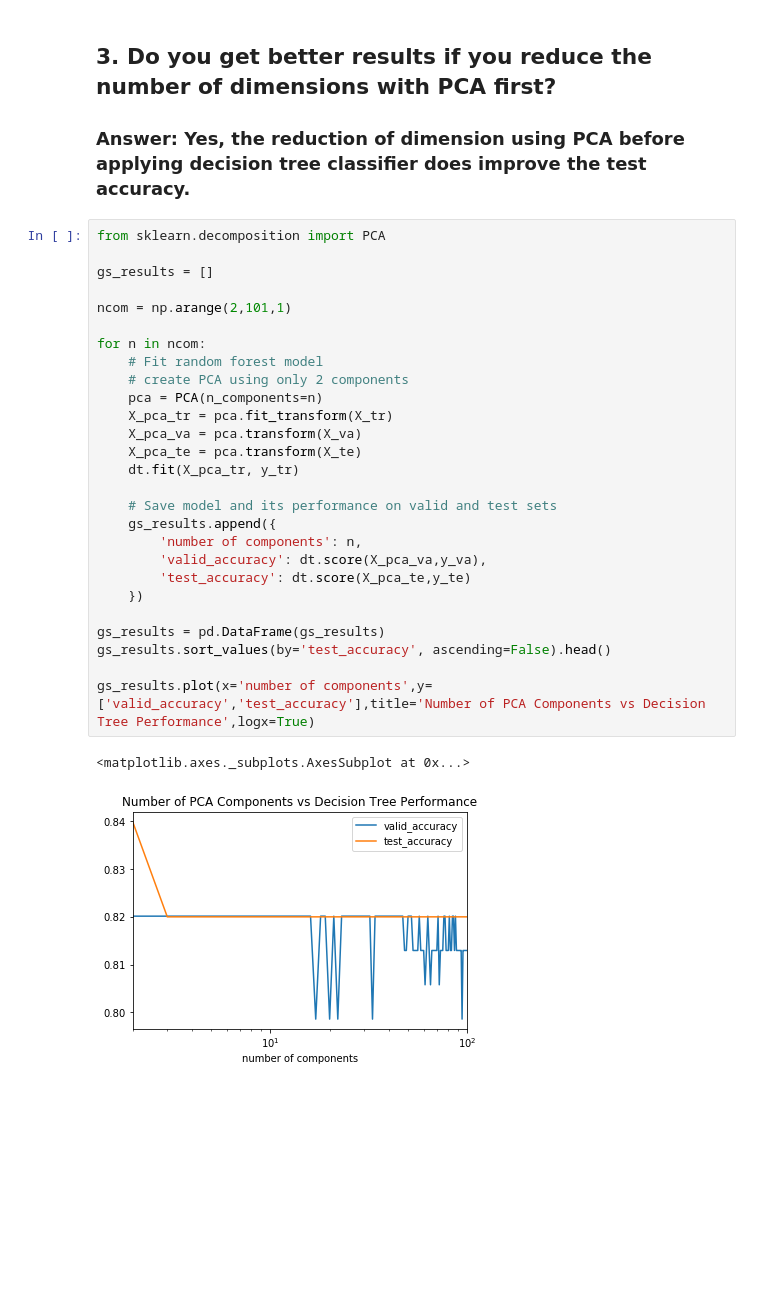
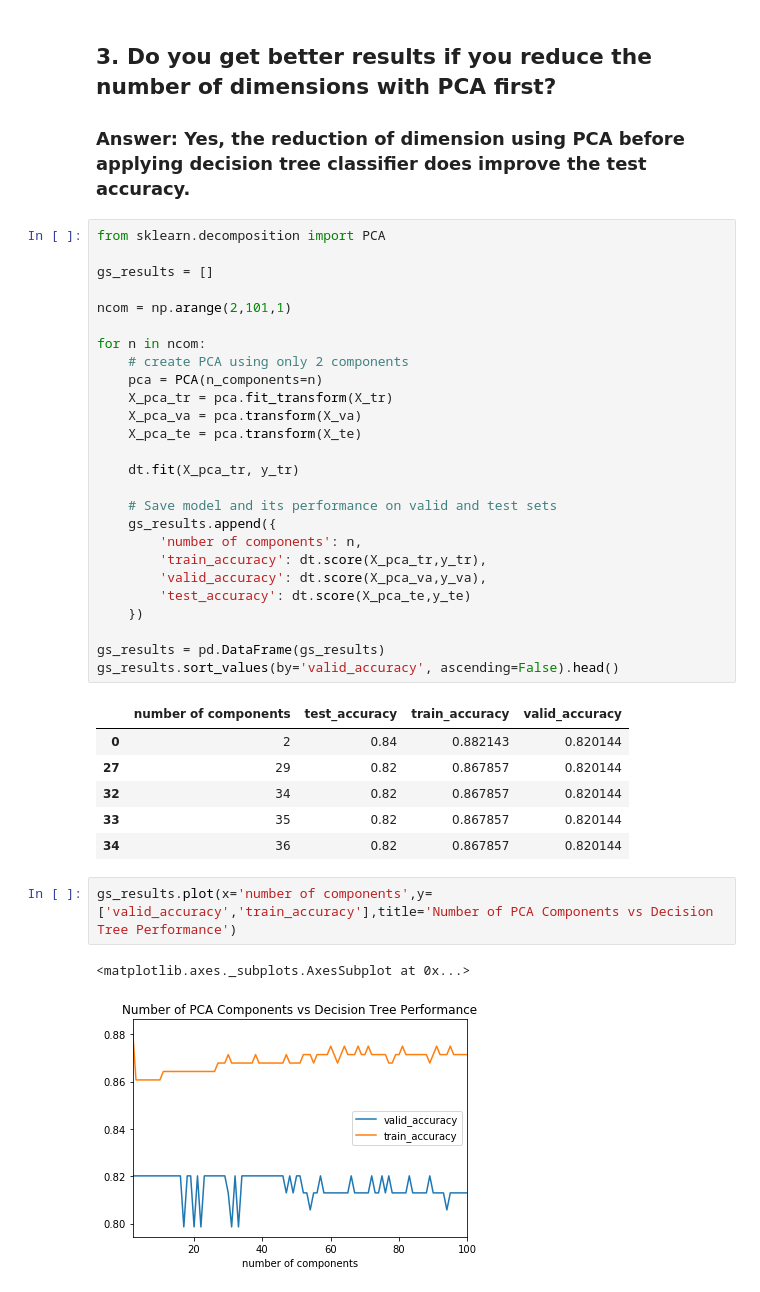
Before and after one commit to lecping/EPFLextAMLCourseProject4, a Jupyter notebook: Simple decision tree.ipynb, the cells around one changed output. Drawn from its saved outputs; the diff is of its cells as text; blank space fills up the shorter version.

```diff
--- a/Simple decision tree.ipynb
+++ b/Simple decision tree.ipynb
@@ -66,25 +66,33 @@ gs_results = []
 ncom = np.arange(2,101,1)
 
 for n in ncom:
-    # Fit random forest model
     # create PCA using only 2 components
     pca = PCA(n_components=n)
     X_pca_tr = pca.fit_transform(X_tr)
     X_pca_va = pca.transform(X_va)
     X_pca_te = pca.transform(X_te)
+
     dt.fit(X_pca_tr, y_tr)
 
     # Save model and its performance on valid and test sets
     gs_results.append({
         'number of components': n,
+        'train_accuracy': dt.score(X_pca_tr,y_tr),
         'valid_accuracy': dt.score(X_pca_va,y_va),
         'test_accuracy': dt.score(X_pca_te,y_te)
     })
 
 gs_results = pd.DataFrame(gs_results)
-gs_results.sort_values(by='test_accuracy', ascending=False).head()
-
-gs_results.plot(x='number of components',y=['valid_accuracy','test_accuracy'],title='Number of PCA Components vs Decision Tree Performance',logx=True)
+gs_results.sort_values(by='valid_accuracy', ascending=False).head()
 # %% [output]
-<matplotlib.axes._subplots.AxesSubplot at 0x...>
-[figure, removed]
+|  | number of components | test_accuracy | train_accuracy | valid_accuracy |
+| 0 | 2 | 0.84 | 0.882143 | 0.820144 |
+| 27 | 29 | 0.82 | 0.867857 | 0.820144 |
+| 32 | 34 | 0.82 | 0.867857 | 0.820144 |
+| 33 | 35 | 0.82 | 0.867857 | 0.820144 |
+| 34 | 36 | 0.82 | 0.867857 | 0.820144 |
+# %%
+gs_results.plot(x='number of components',y=['valid_accuracy','train_accuracy'],title='Number of PCA Components vs Decision Tree Performance')
+# %% [output]
+<matplotlib.axes._subplots.AxesSubplot at 0x...>
+[figure, added]
```
Also changed, not shown: parts of 3 cells of this notebook, 5 other files.
